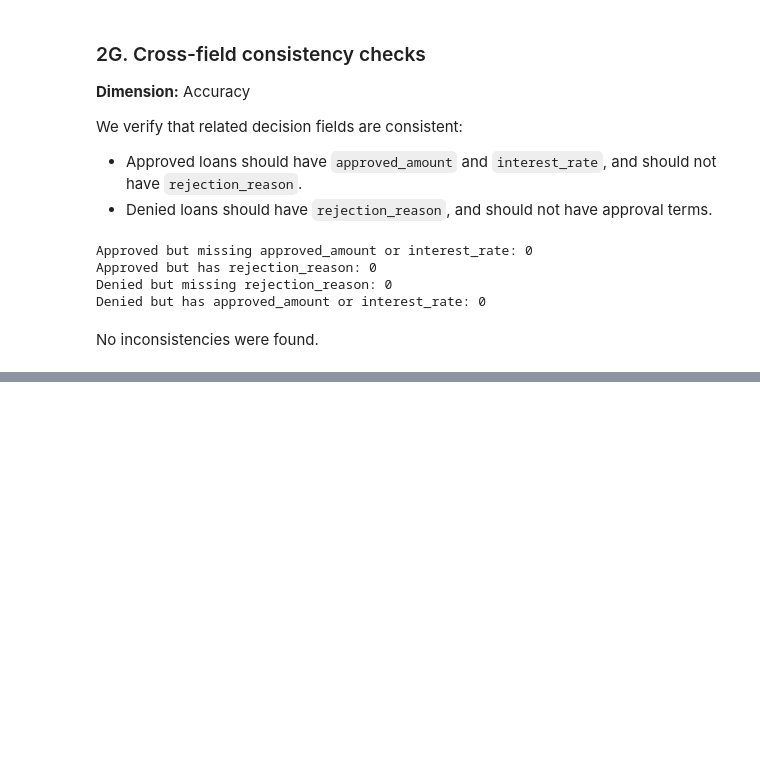
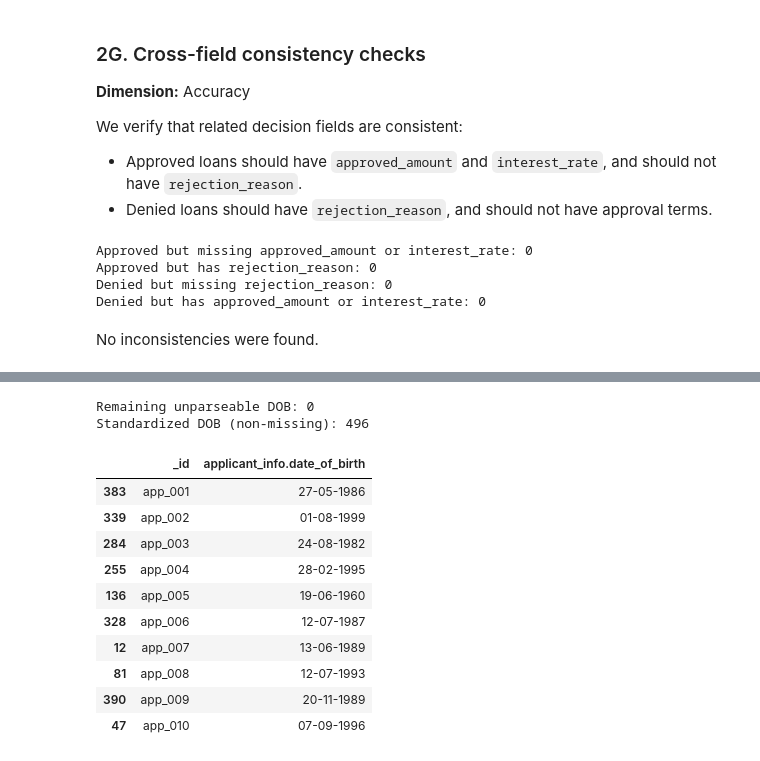
Before and after one commit to catarinapalma01/dego-project-team3, a Jupyter notebook: notebooks/01-data-quality.ipynb, the cells around one changed output, grey strips where cells are left out. Drawn from its saved outputs; the diff is of its cells as text; code cells hidden in the pictures; blank space fills up the shorter version.

Commit message:
Implement remediation pipeline (remove or flag duplicates, standardize variables, fix invalid values)

```diff
--- a/notebooks/01-data-quality.ipynb
+++ b/notebooks/01-data-quality.ipynb
@@ -868,0 +974,10 @@ No inconsistencies were found.
+# %%
+# Standardize shorthand to full labels
+df_clean["applicant_info.gender"] = (
+    df_clean["applicant_info.gender"]
+    .astype("string")
+    .replace({"M": "Male", "F": "Female"})
+)
+
+# Quick check (after): value counts
+display(df_clean["applicant_info.gender"].value_counts(dropna=False))
@@ -868,0 +994,54 @@ No inconsistencies were found.
+# %%
+# Clean raw DOB strings
+dob_raw = (
+    df_clean["applicant_info.date_of_birth"]
+    .astype("string")
+    .str.strip()
+    .replace({"": pd.NA})
+)
+
+# Start empty datetime series
+dob_dt = pd.Series(pd.NaT, index=df_clean.index)
+
+# YYYY-MM-DD
+m = dob_raw.notna() & dob_raw.str.match(r"^\d{4}-\d{2}-\d{2}$", na=False)
+dob_dt.loc[m] = pd.to_datetime(dob_raw.loc[m], errors="coerce", format="%Y-%m-%d")
+
+# YYYY/MM/DD
+m = dob_raw.notna() & dob_raw.str.match(r"^\d{4}/\d{2}/\d{2}$", na=False)
+dob_dt.loc[m] = pd.to_datetime(dob_raw.loc[m], errors="coerce", format="%Y/%m/%d")
+
+# Slash format: try DD/MM/YYYY first (assumption)
+m_slash = dob_raw.notna() & dob_raw.str.match(r"^\d{2}/\d{2}/\d{4}$", na=False)
+dob_dt.loc[m_slash] = pd.to_datetime(dob_raw.loc[m_slash], errors="coerce", format="%d/%m/%Y")
+
+# Fallback: MM/DD/YYYY only for the ones DD/MM couldn't parse
+m_mdy = m_slash & dob_dt.isna()
+dob_dt.loc[m_mdy] = pd.to_datetime(dob_raw.loc[m_mdy], errors="coerce", format="%m/%d/%Y")
+
+# Store standardized string format (DD-MM-YYYY)
+df_clean["applicant_info.date_of_birth"] = dob_dt.dt.strftime("%d-%m-%Y").astype("string")
+
+# Quick check
+still_bad = dob_raw.notna() & dob_dt.isna()
+print("Remaining unparseable DOB:", int(still_bad.sum()))
+
+# Show examples of standardized (valid) DOBs
+good_dob = df_clean["applicant_info.date_of_birth"].notna()
+
+print("Standardized DOB (non-missing):", int(good_dob.sum()))
+display(df_clean.loc[good_dob, ["_id", "applicant_info.date_of_birth"]].head(10))
+# %% [output]
+Remaining unparseable DOB: 0
+Standardized DOB (non-missing): 496
+|  | _id | applicant_info.date_of_birth |
+| 383 | app_001 | 27-05-1986 |
+| 339 | app_002 | 01-08-1999 |
+| 284 | app_003 | 24-08-1982 |
+| 255 | app_004 | 28-02-1995 |
+| 136 | app_005 | 19-06-1960 |
+| 328 | app_006 | 12-07-1987 |
+| 12 | app_007 | 13-06-1989 |
+| 81 | app_008 | 12-07-1993 |
+| 390 | app_009 | 20-11-1989 |
+| 47 | app_010 | 07-09-1996 |
```
Also changed, not shown: parts of 20 cells of this notebook.
